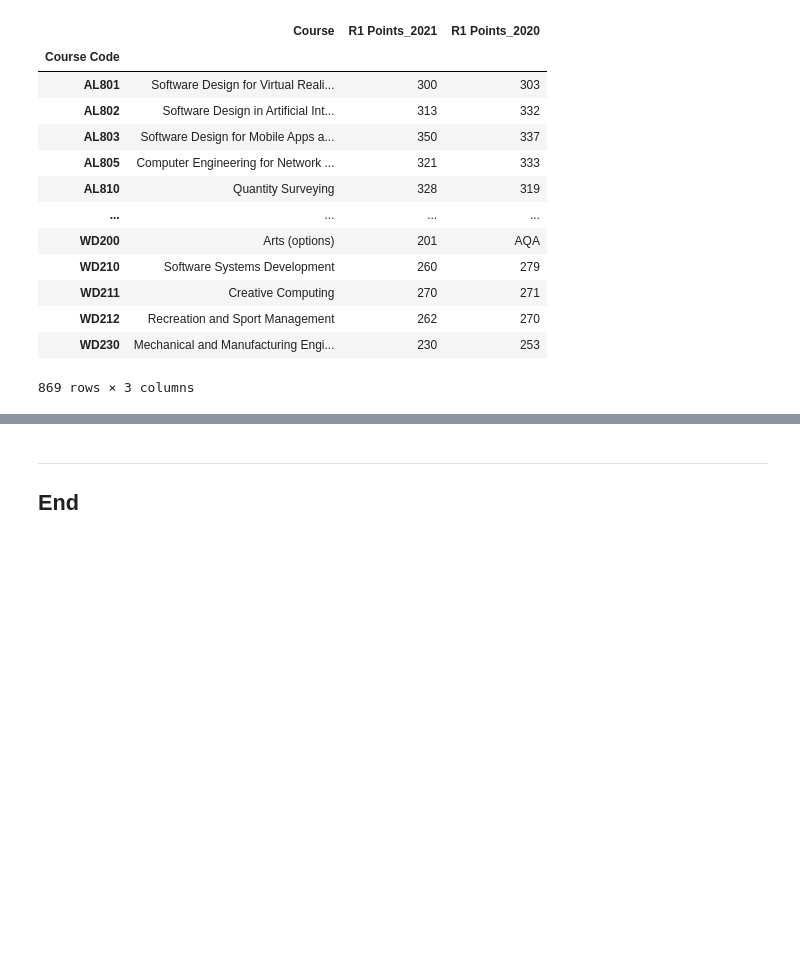
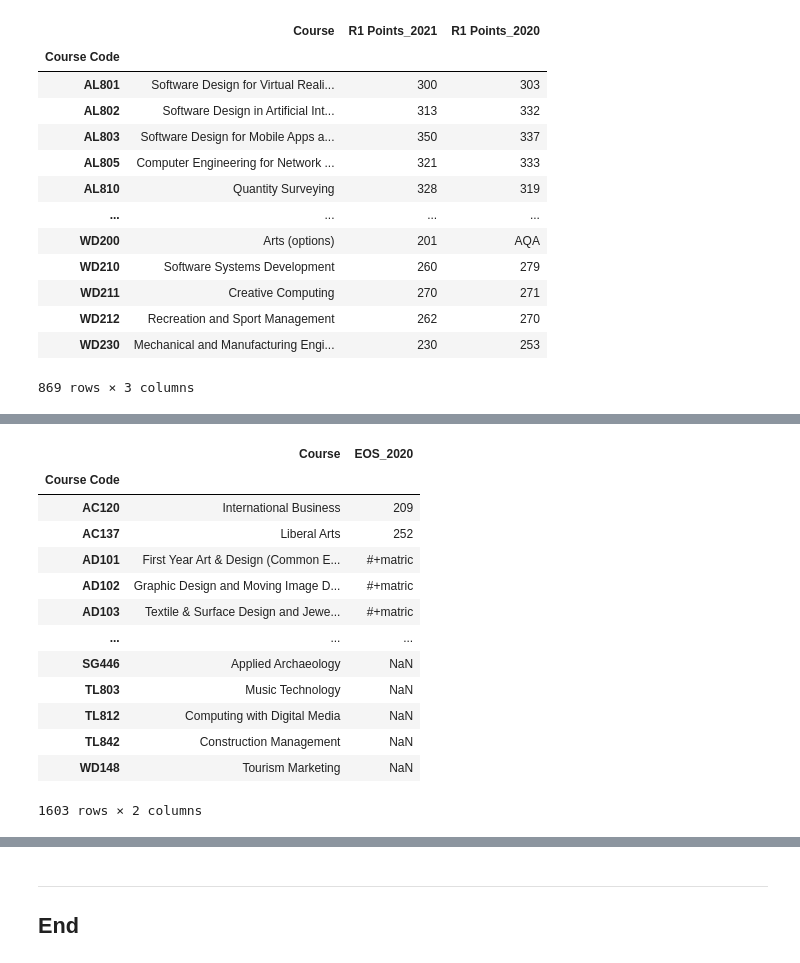
Before and after one commit to G00398275/FODA2021, a Jupyter notebook: cao.ipynb, the cells around one changed output, grey strips where cells are left out. Cells and saved outputs as stored; diff of their text form; code cells hidden in the pictures; blank space fills up the shorter version.

```diff
--- a/cao.ipynb
+++ b/cao.ipynb
@@ -606,0 +632,5 @@ TypeError: no numeric data to plot
+# %%
+# Creating new dataframe from 2019 with just Code and Course
+# Column titles previously aligned across the years
+courses2019 = df2019[['Course Code', 'Course']]
+courses2019
@@ -606,0 +651,6 @@ TypeError: no numeric data to plot
+# %%
+# Concatenate the 2020 and 2019 dataframes
+# Ignoring the index creates a new index for this dataframe
+# https://pandas.pydata.org/pandas-docs/stable/reference/api/pandas.concat.html
+eos_courses = pd.concat([courses2020, courses2019], ignore_index=True)
+eos_courses
@@ -606,0 +749,4 @@ TypeError: no numeric data to plot
+# %%
+# Remove the duplicates
+eos_courses.drop_duplicates(subset=['Course Code'], inplace=True, ignore_index=True)
+eos_courses
@@ -606,0 +772,4 @@ TypeError: no numeric data to plot
+# %%
+# Setting the index as Course Code
+eos_courses.set_index('Course Code', inplace=True)
+eos_courses
@@ -606,0 +791,19 @@ TypeError: no numeric data to plot
+# %%
+# Adding 2020 EOS points to the new combined deduplicated dataframe
+eos_courses = eos_courses.join(df2020[['EOS_2020']])
+eos_courses
+# %% [output]
+|  | Course | EOS_2020 |
+| Course Code |  |  |
+| AC120 | International Business | 209 |
+| AC137 | Liberal Arts | 252 |
+| AD101 | First Year Art & Design (Common E... | #+matric |
+| AD102 | Graphic Design and Moving Image D... | #+matric |
+| AD103 | Textile & Surface Design and Jewe... | #+matric |
+| ... | ... | ... |
+| SG446 | Applied Archaeology | NaN |
+| TL803 | Music Technology | NaN |
+| TL812 | Computing with Digital Media | NaN |
+| TL842 | Construction Management | NaN |
+| WD148 | Tourism Marketing | NaN |
+1603 rows × 2 columns
```
Also changed, not shown: parts of 26 cells of this notebook, 10 other files.
